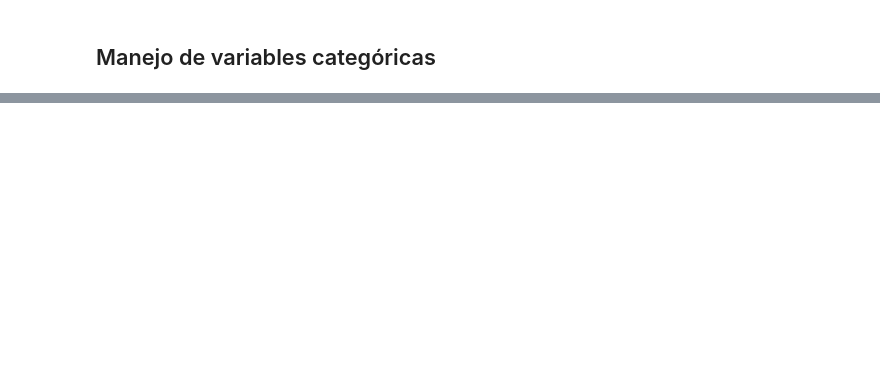
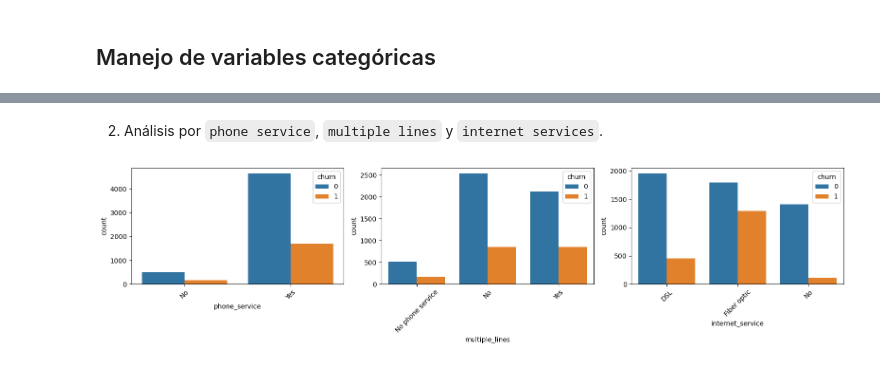
Before and after one commit to pahoalapizco/regression_with_python, a Jupyter notebook: notebooks/logistic-regression/1.0-logistic-regresion_python-customer_churn_clisifier.ipynb, the cells around one changed output, grey strips where cells are left out. Drawn from its saved outputs; the diff is of its cells as text; code cells hidden in the pictures; blank space fills up the shorter version.

```diff
--- a/notebooks/logistic-regression/1.0-logistic-regresion_python-customer_churn_clisifier.ipynb
+++ b/notebooks/logistic-regression/1.0-logistic-regresion_python-customer_churn_clisifier.ipynb
@@ -154,0 +223,6 @@ processed_df
+# %% [markdown]
+2. Análisis por `phone service`, `multiple lines` y `internet services`.
+# %%
+plot_categoricals(categorical_cols[3:6])
+# %% [output]
+[figure, added]
```
Also changed, not shown: parts of 31 cells of this notebook.
